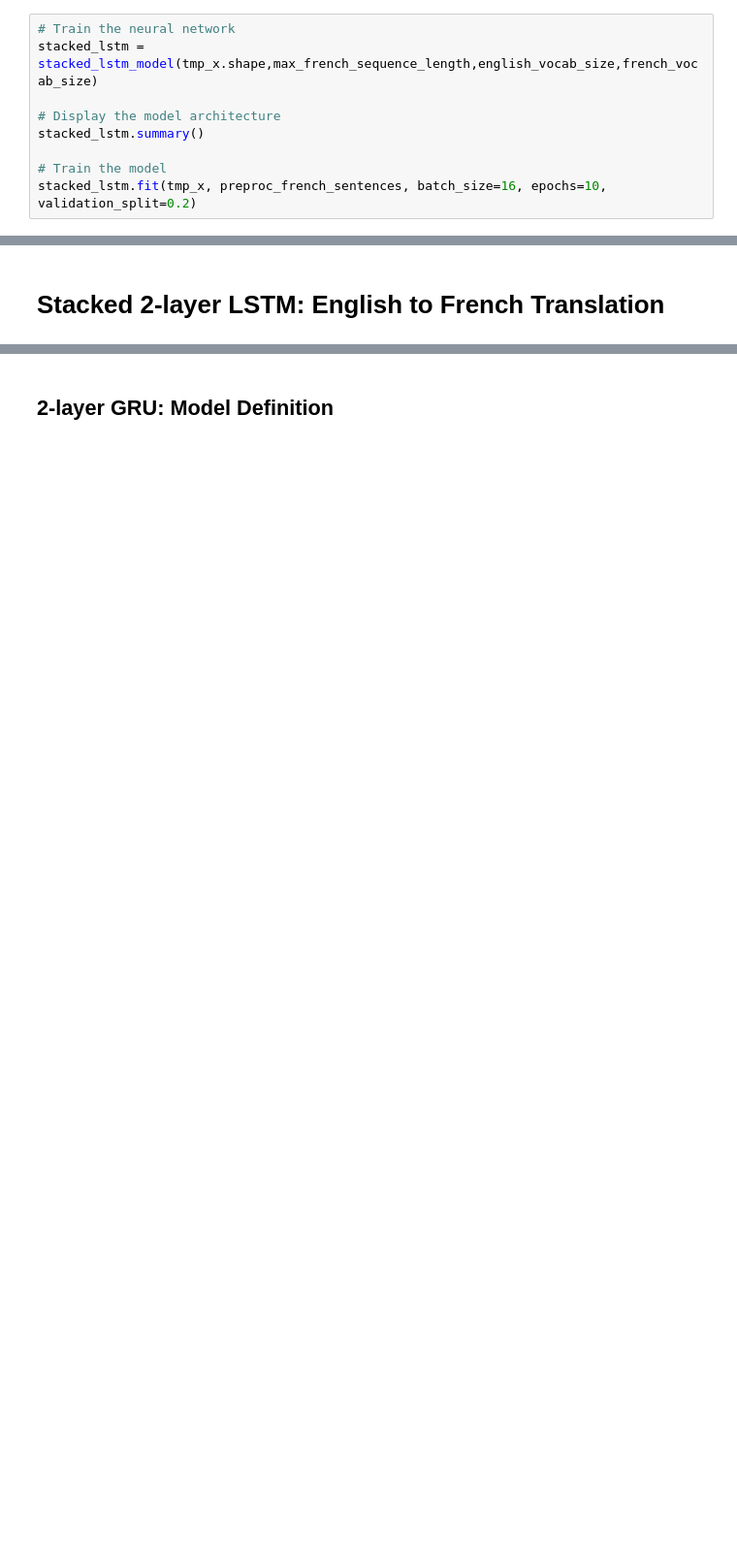
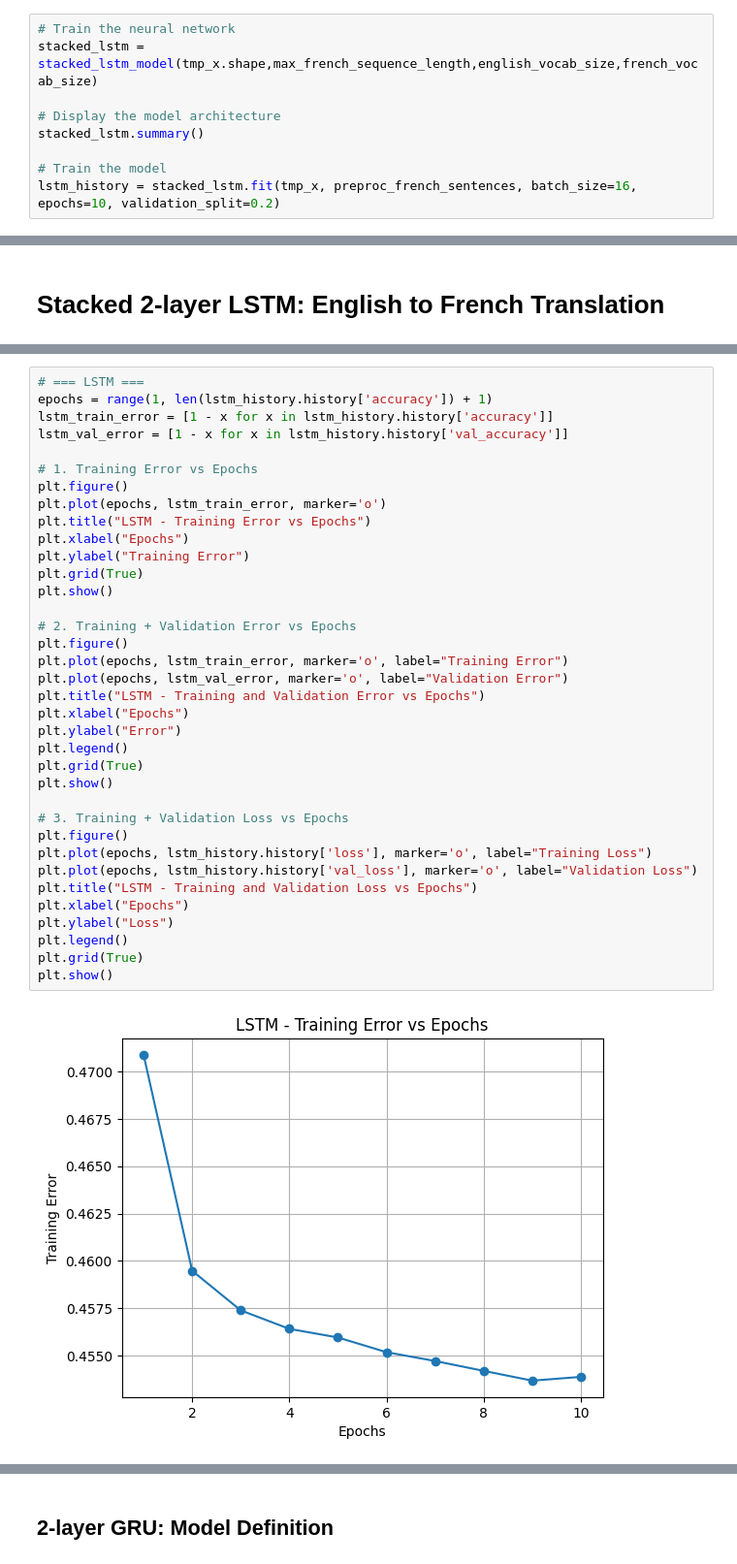
Before and after one commit to RuksatKhanShayoni/DeepLearning-CS898AB-, a Jupyter notebook: Assignment_4_Ques1.ipynb, the cells around one changed output, grey strips where cells are left out. Shown at 97% size. Saved outputs shown, nothing was run; the diff lists cells and outputs as text; blank space fills up the shorter version.

```diff
--- a/Assignment_4_Ques1.ipynb
+++ b/Assignment_4_Ques1.ipynb
@@ -496,5 +540,5 @@ stacked_lstm = stacked_lstm_model(tmp_x.shape,max_french_sequence_length,english
 stacked_lstm.summary()
 
 # Train the model
-stacked_lstm.fit(tmp_x, preproc_french_sentences, batch_size=16, epochs=10, validation_split=0.2)
+lstm_history = stacked_lstm.fit(tmp_x, preproc_french_sentences, batch_size=16, epochs=10, validation_split=0.2)
 # %% [output]
@@ -592,0 +638,38 @@ French 10: la est est est les en en l' et il est il est en
+# %%
+# === LSTM ===
+epochs = range(1, len(lstm_history.history['accuracy']) + 1)
+lstm_train_error = [1 - x for x in lstm_history.history['accuracy']]
+lstm_val_error = [1 - x for x in lstm_history.history['val_accuracy']]
+
+# 1. Training Error vs Epochs
+plt.figure()
+plt.plot(epochs, lstm_train_error, marker='o')
+plt.title("LSTM - Training Error vs Epochs")
+plt.xlabel("Epochs")
+plt.ylabel("Training Error")
+plt.grid(True)
+plt.show()
+
+# 2. Training + Validation Error vs Epochs
+plt.figure()
+plt.plot(epochs, lstm_train_error, marker='o', label="Training Error")
+plt.plot(epochs, lstm_val_error, marker='o', label="Validation Error")
+plt.title("LSTM - Training and Validation Error vs Epochs")
+plt.xlabel("Epochs")
+plt.ylabel("Error")
+plt.legend()
+plt.grid(True)
+plt.show()
+
+# 3. Training + Validation Loss vs Epochs
+plt.figure()
+plt.plot(epochs, lstm_history.history['loss'], marker='o', label="Training Loss")
+plt.plot(epochs, lstm_history.history['val_loss'], marker='o', label="Validation Loss")
+plt.title("LSTM - Training and Validation Loss vs Epochs")
+plt.xlabel("Epochs")
+plt.ylabel("Loss")
+plt.legend()
+plt.grid(True)
+plt.show()
+# %% [output]
+[figure, added]
```
Also changed, not shown: parts of 17 cells of this notebook.
